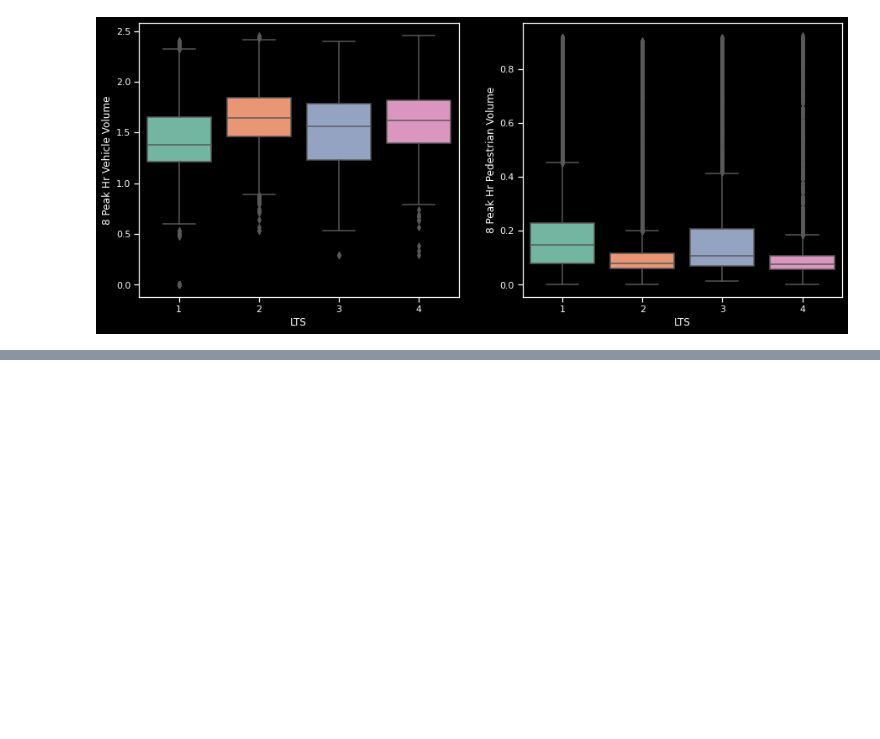
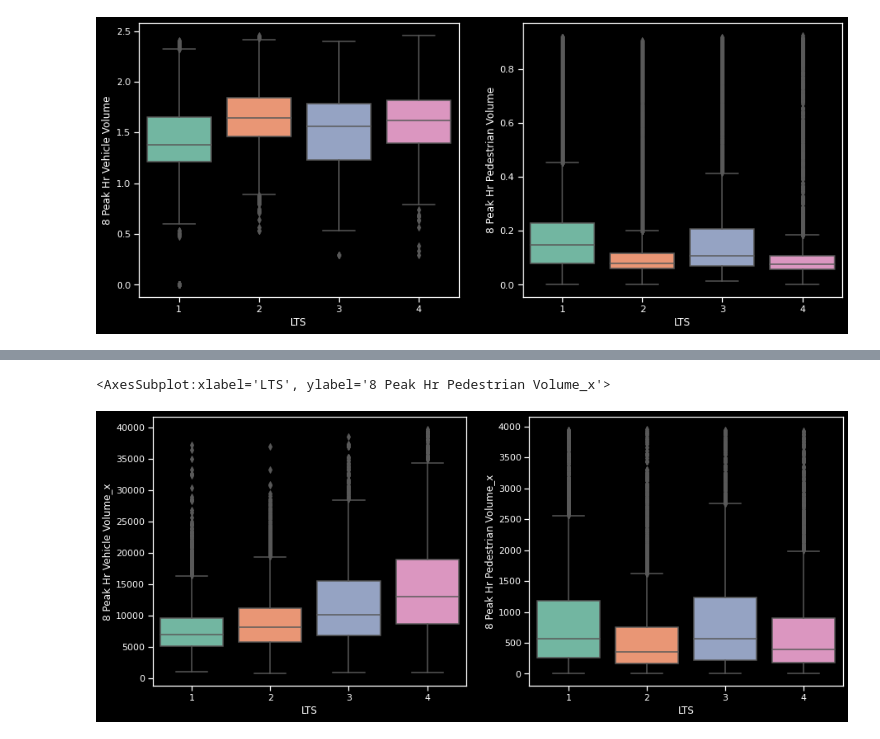
Before and after one commit to KeaganHRankin/Cycle-Classifier, a Jupyter notebook: edanalysis/eda_intersection_volume.ipynb, the cells around one changed output, grey strips where cells are left out. Saved outputs shown, nothing was run; the diff lists cells and outputs as text; code cells hidden in the pictures; blank space fills up the shorter version.

```diff
--- a/edanalysis/eda_intersection_volume.ipynb
+++ b/edanalysis/eda_intersection_volume.ipynb
@@ -557,0 +664,16 @@ sns.boxplot(data=test_weighted[(test_weighted['8 Peak Hr Pedestrian Volume'] < 4
+# %%
+# Visualize using Box plots: we might have something here!
+fig, ax = plt.subplots(figsize=(15,6), ncols=2, nrows=1)
+
+sns.boxplot(data=lts_intweighted_1[(lts_intweighted_1['8 Peak Hr Pedestrian Volume_x'] < 4000) &
+                                  (lts_intweighted_1['8 Peak Hr Vehicle Volume_x'] < 40000)],
+            x='LTS', y='8 Peak Hr Vehicle Volume_x', palette='Set2', ax=ax[0]
+           )
+
+sns.boxplot(data=lts_intweighted_1[(lts_intweighted_1['8 Peak Hr Pedestrian Volume_x'] < 4000) &
+                                  (lts_intweighted_1['8 Peak Hr Vehicle Volume_x'] < 40000)],
+            x='LTS', y='8 Peak Hr Pedestrian Volume_x', ax=ax[1], palette='Set2'
+           )
+# %% [output]
+<AxesSubplot:xlabel='LTS', ylabel='8 Peak Hr Pedestrian Volume_x'>
+[figure, added]
```
Also changed, not shown: parts of 9 cells of this notebook, 1 other file.
